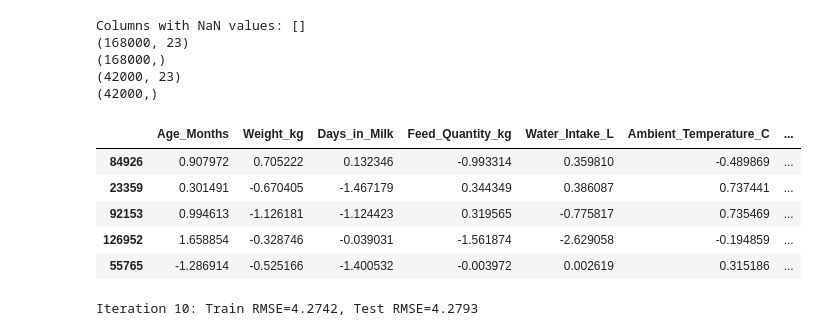
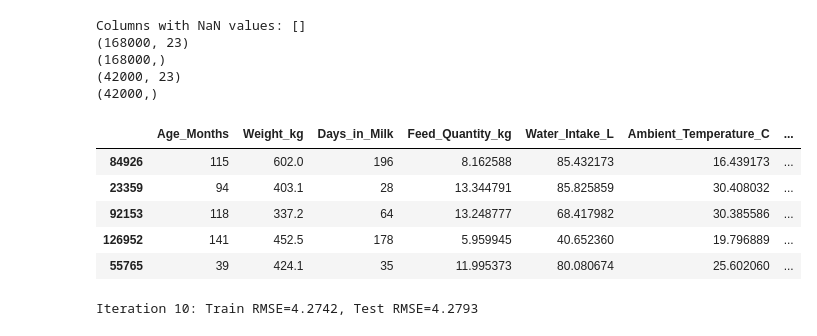
Before and after one commit to AustinJia-code/Yield-Regression, a Jupyter notebook: experiments/nnet.ipynb, the cells around one changed output. Drawn from its saved outputs; the diff is of its cells as text; code cells hidden in the pictures.

Commit message:
:skull: actually scale the data now

```diff
--- a/experiments/nnet.ipynb
+++ b/experiments/nnet.ipynb
@@ -165,40 +165,40 @@ def preprocess(dtrain, dtest):
 
     # Standardize data
     scaler = StandardScaler()
     # TODO  For now, standardize everything. In future, see if min/max scaling is better for non-gaussian data
-    X_train[STANDARD_SCALED_FEATURES] = scaler.fit_transform(X_train[STANDARD_SCALED_FEATURES])
-    X_test[STANDARD_SCALED_FEATURES] = scaler.transform(X_test[STANDARD_SCALED_FEATURES])
+    dtrain[STANDARD_SCALED_FEATURES] = scaler.fit_transform(dtrain[STANDARD_SCALED_FEATURES])
+    dtest[STANDARD_SCALED_FEATURES] = scaler.transform(dtest[STANDARD_SCALED_FEATURES])
 
     return dtrain, dtest, scaler
 
 train_data = pd.read_csv(TRAIN_PATH)
 X_train, X_test, y_train, y_test = train_test_split(train_data.drop(TARGET_FEATURE, axis=1), train_data[TARGET_FEATURE], test_size=0.2, random_state = 0)
 
 # TODO Should we scale the predicted milk yield too? and then apply the reverse of the scaler (inverse_transform)?
 
 X_train, X_test, scaler = preprocess(X_train, X_test)
 
 nan_cols = X_train.columns[X_train.isna().any()]
 print("Columns with NaN values:", nan_cols.tolist())
 
 print(X_train.shape)
 print(y_train.shape)
 print(X_test.shape)
 print(y_test.shape)
 
 X_train.head()
 # %% [output]
 Columns with NaN values: []
 (168000, 23)
 (168000,)
 (42000, 23)
 (42000,)
 |  | Age_Months | Weight_kg | Days_in_Milk | Feed_Quantity_kg | Water_Intake_L | Ambient_Temperature_C | ... |
-| 84926 | 0.907972 | 0.705222 | 0.132346 | -0.993314 | 0.359810 | -0.489869 | ... |
-| 23359 | 0.301491 | -0.670405 | -1.467179 | 0.344349 | 0.386087 | 0.737441 | ... |
-| 92153 | 0.994613 | -1.126181 | -1.124423 | 0.319565 | -0.775817 | 0.735469 | ... |
-| 126952 | 1.658854 | -0.328746 | -0.039031 | -1.561874 | -2.629058 | -0.194859 | ... |
-| 55765 | -1.286914 | -0.525166 | -1.400532 | -0.003972 | 0.002619 | 0.315186 | ... |
+| 84926 | 115 | 602.0 | 196 | 8.162588 | 85.432173 | 16.439173 | ... |
+| 23359 | 94 | 403.1 | 28 | 13.344791 | 85.825859 | 30.408032 | ... |
+| 92153 | 118 | 337.2 | 64 | 13.248777 | 68.417982 | 30.385586 | ... |
+| 126952 | 141 | 452.5 | 178 | 5.959945 | 40.652360 | 19.796889 | ... |
+| 55765 | 39 | 424.1 | 35 | 11.995373 | 80.080674 | 25.602060 | ... |
 # %%
 # feature = "Housing_Score"
 
```
Also changed, not shown: parts of 1 cell of this notebook.
